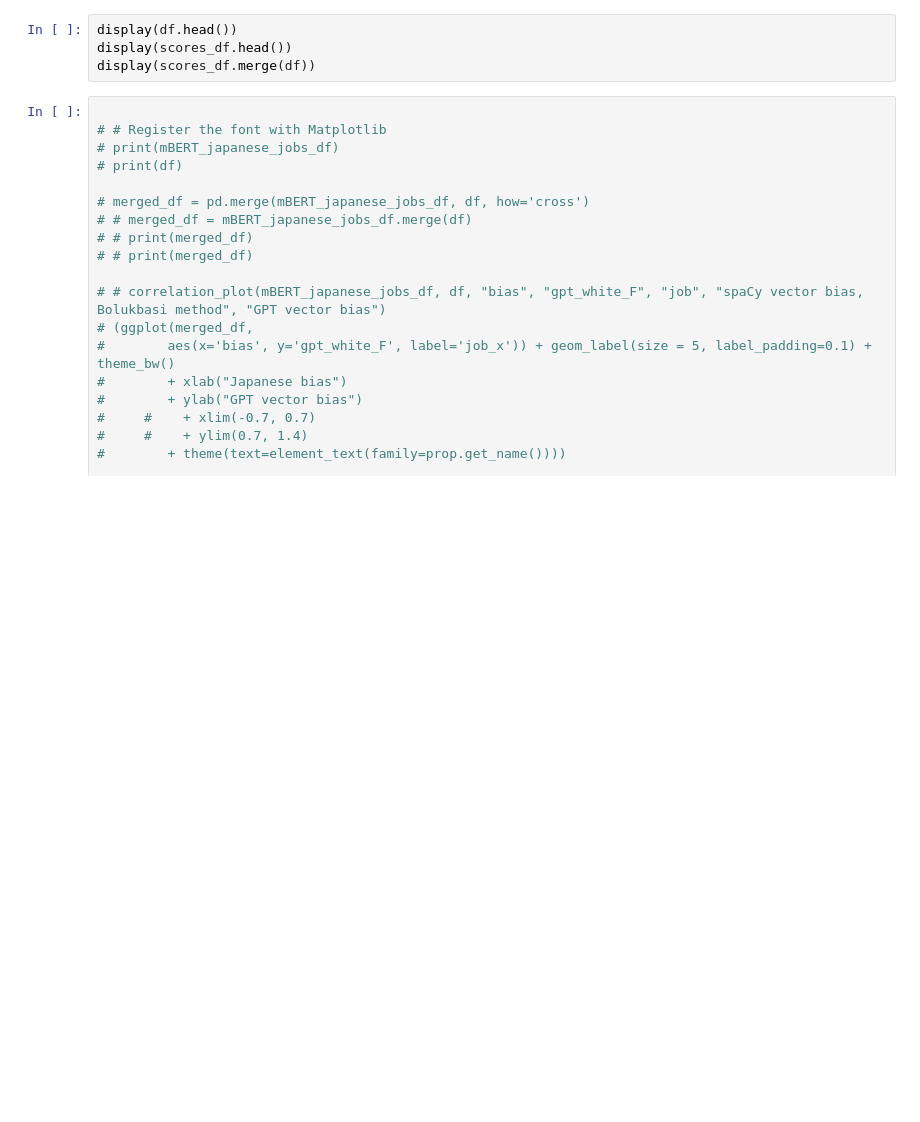
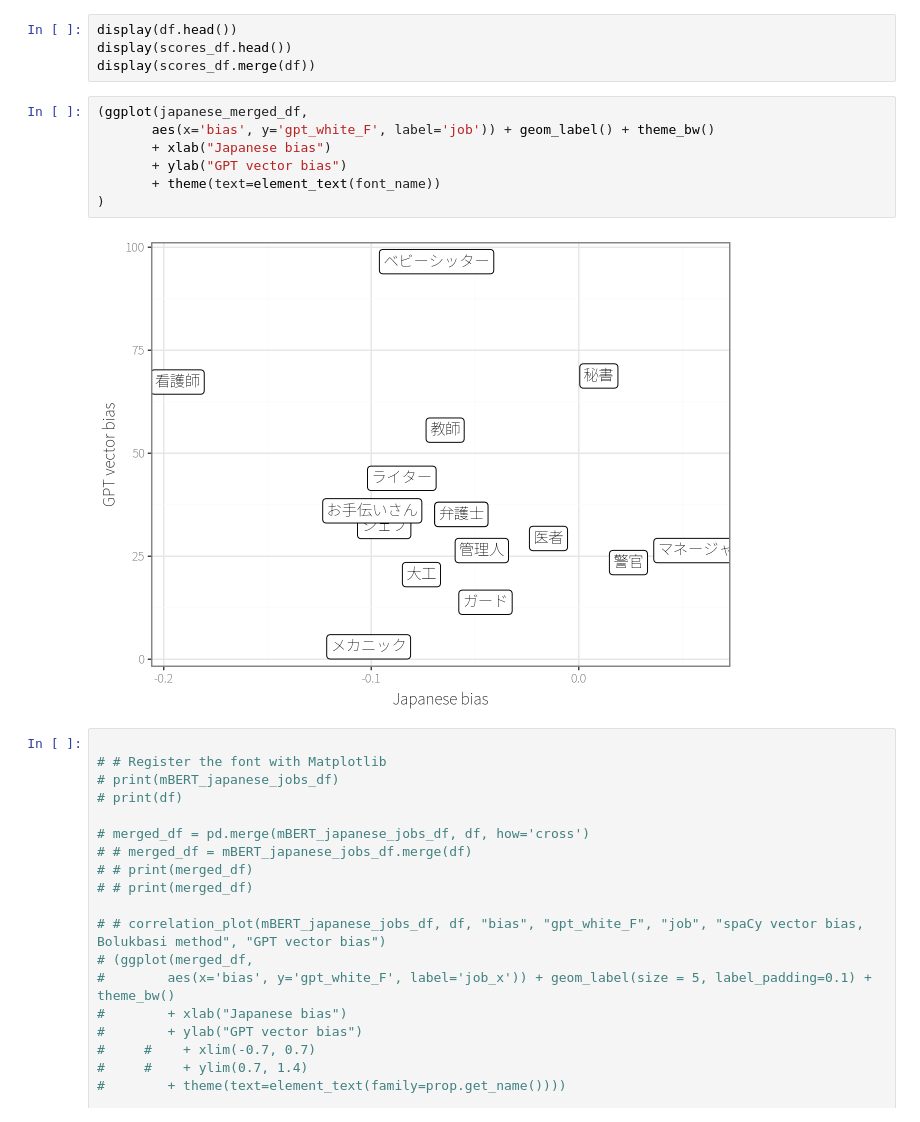
Before and after one commit to alvintsa/Iconicity-research, a Jupyter notebook: notebooks/mBERT-bias_projection.ipynb, the cells around one changed output. Saved outputs shown, nothing was run; the diff lists cells and outputs as text; blank space fills up the shorter version.

```diff
--- a/notebooks/mBERT-bias_projection.ipynb
+++ b/notebooks/mBERT-bias_projection.ipynb
@@ -479,6 +468,15 @@ correlation_bounded_plot(mBERT_japanese_jobs_df, df, "bias", "gpt_white_F", "job
 display(df.head())
 display(scores_df.head())
 display(scores_df.merge(df))
+# %%
+(ggplot(japanese_merged_df,
+       aes(x='bias', y='gpt_white_F', label='job')) + geom_label() + theme_bw()
+       + xlab("Japanese bias")
+       + ylab("GPT vector bias")
+       + theme(text=element_text(font_name))
+)
+# %% [output]
+[figure, added]
 # %%
 
 # # Register the font with Matplotlib
```
Also changed, not shown: parts of 4 cells of this notebook.
